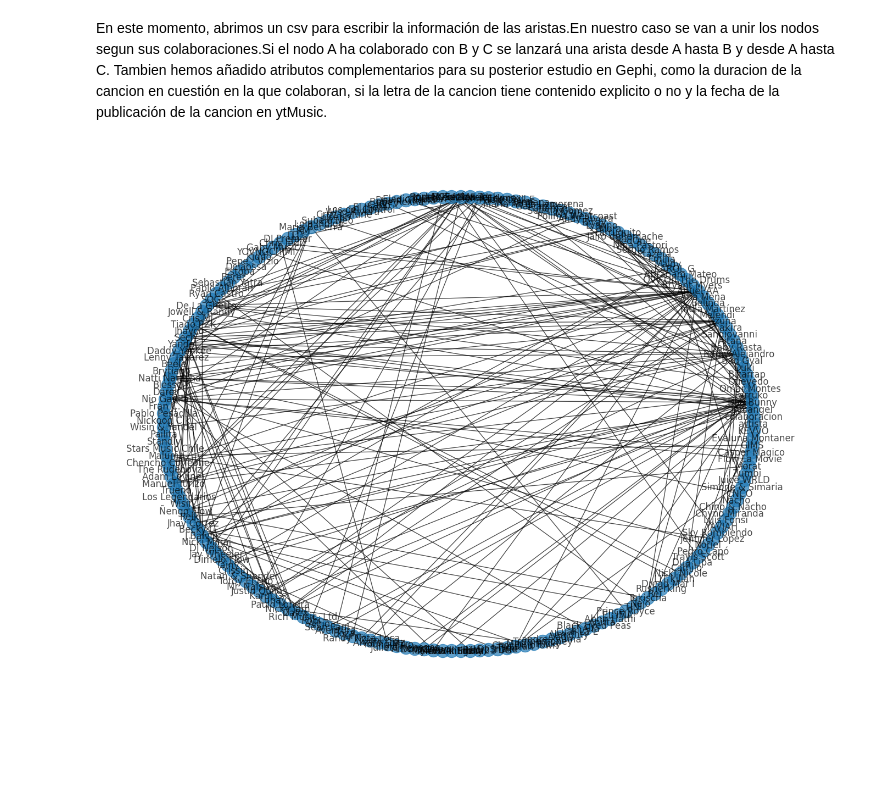
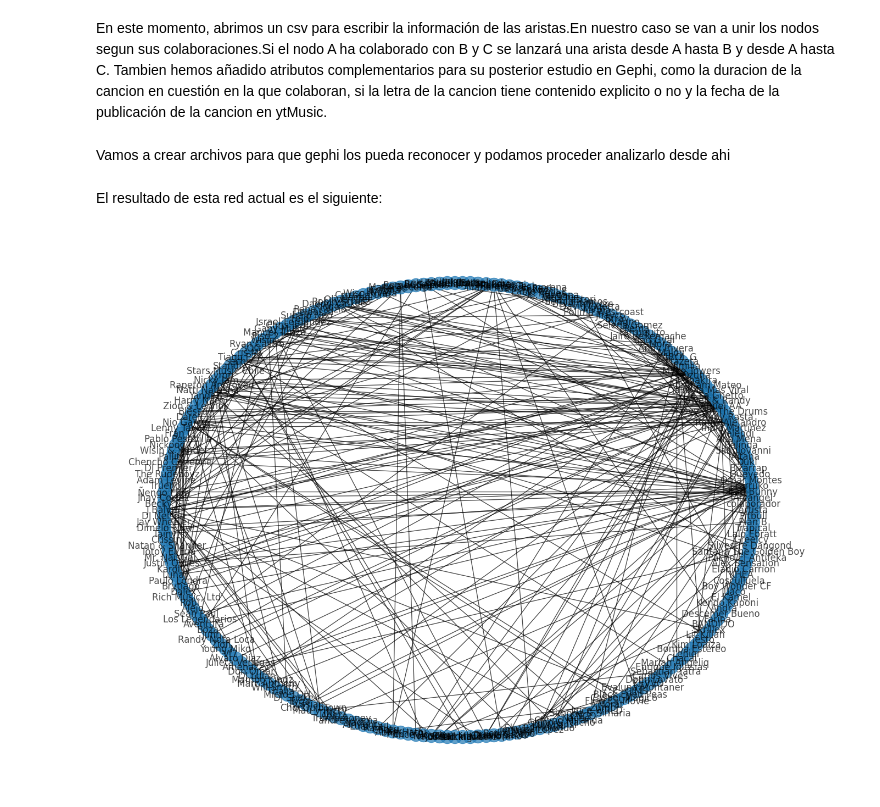
Before and after one commit to danidmg/Proyecto-YTMusic, a Jupyter notebook: Untitled-1.ipynb, the cells around one changed output. Saved outputs shown, nothing was run; the diff lists cells and outputs as text; code cells hidden in the pictures; blank space fills up the shorter version.

```diff
--- a/Untitled-1.ipynb
+++ b/Untitled-1.ipynb
@@ -239,3 +281,5 @@ with open('aristas.csv','w',encoding='utf-8',newline='') as f:
         iter=iter+1
 
       # iter=iter+1
+# %% [markdown]
+Vamos a crear archivos para que gephi los pueda reconocer y podamos proceder analizarlo desde ahi
@@ -242,12 +315,14 @@ with open('aristas.csv','w',encoding='utf-8',newline='') as f:
+# %% [markdown]
+El resultado de esta red actual es el siguiente:
 # %%
-df = pd.read_csv('aristas.csv',names=['artista', 'colaboracion','duracion','explicito','fecha_publicacion','visitas'])
+df = pd.read_csv('aristas.csv',names=['artista', 'colaborador','duracion','explicito','fecha_publicacion','visitas'])
 
-G=nx.from_pandas_edgelist(df,'artista','colaboracion')
+G=nx.from_pandas_edgelist(df,'artista','colaborador')
 
 
 plt.show()
 plt.figure(figsize=(13,10))
 pos = nx.circular_layout(G)
 nx.draw(G,pos,with_labels=True,alpha=0.7)
 # %% [output]
-[figure, old version]
+[figure, new version]
```
Also changed, not shown: parts of 14 cells of this notebook, 5 other files.
